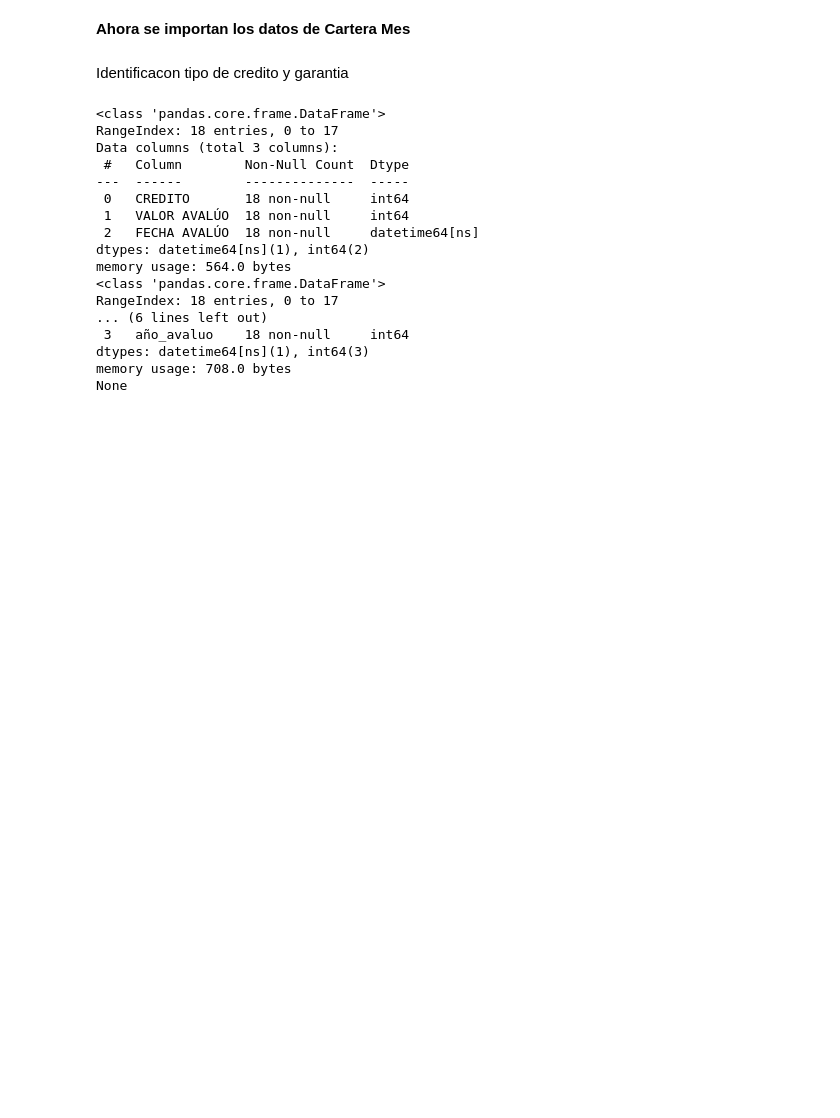
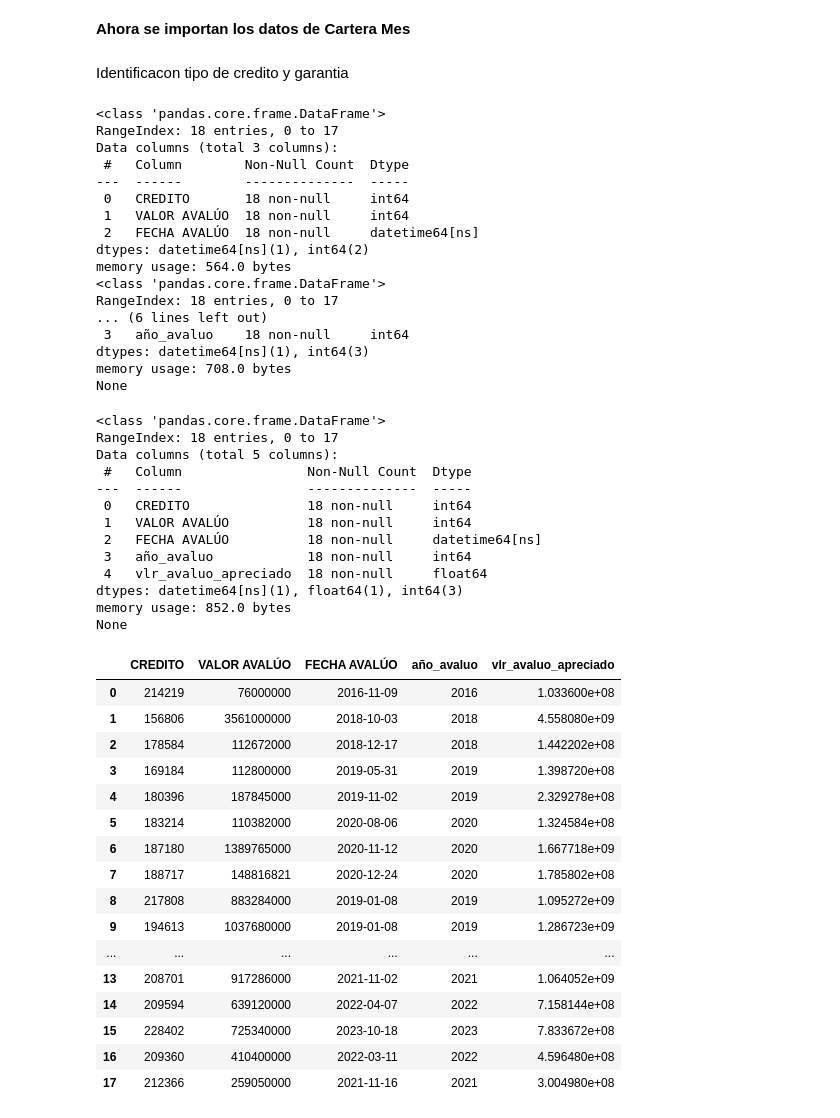
Before and after one commit to crisfelpaFZ/LTV, a Jupyter notebook: LTV 2025/LTV.ipynb, the cells around one changed output. Saved outputs shown, nothing was run; the diff lists cells and outputs as text; code cells hidden in the pictures; blank space fills up the shorter version.

```diff
--- a/LTV 2025/LTV.ipynb
+++ b/LTV 2025/LTV.ipynb
@@ -314,3 +471,45 @@ RangeIndex: 18 entries, 0 to 17
 dtypes: datetime64[ns](1), int64(3)
 memory usage: 708.0 bytes
 None
+# %%
+año_actual = ayer.year
+
+
+vlr_apreciacion = np.where(hipotecario['año_avaluo']!=0,(((año_actual - hipotecario['año_avaluo'])*0.04)+1),0)
+apreciacion = hipotecario['VALOR AVALÚO'] * vlr_apreciacion
+
+#A la data Hipotecario se adiciona la columna con el valor de apreciacion de cada inmueble
+hipotecario['vlr_avaluo_apreciado'] = apreciacion.round(2)
+print(hipotecario.info())
+hipotecario
+# %% [output]
+<class 'pandas.core.frame.DataFrame'>
+RangeIndex: 18 entries, 0 to 17
+Data columns (total 5 columns):
+ #   Column                Non-Null Count  Dtype
+---  ------                --------------  -----
+ 0   CREDITO               18 non-null     int64
+ 1   VALOR AVALÚO          18 non-null     int64
+ 2   FECHA AVALÚO          18 non-null     datetime64[ns]
+ 3   año_avaluo            18 non-null     int64
+ 4   vlr_avaluo_apreciado  18 non-null     float64
+dtypes: datetime64[ns](1), float64(1), int64(3)
+memory usage: 852.0 bytes
+None
+|  | CREDITO | VALOR AVALÚO | FECHA AVALÚO | año_avaluo | vlr_avaluo_apreciado |
+| 0 | 214219 | 76000000 | 2016-11-09 | 2016 | 1.033600e+08 |
+| 1 | 156806 | 3561000000 | 2018-10-03 | 2018 | 4.558080e+09 |
+| 2 | 178584 | 112672000 | 2018-12-17 | 2018 | 1.442202e+08 |
+| 3 | 169184 | 112800000 | 2019-05-31 | 2019 | 1.398720e+08 |
+| 4 | 180396 | 187845000 | 2019-11-02 | 2019 | 2.329278e+08 |
+| 5 | 183214 | 110382000 | 2020-08-06 | 2020 | 1.324584e+08 |
+| 6 | 187180 | 1389765000 | 2020-11-12 | 2020 | 1.667718e+09 |
+| 7 | 188717 | 148816821 | 2020-12-24 | 2020 | 1.785802e+08 |
+| 8 | 217808 | 883284000 | 2019-01-08 | 2019 | 1.095272e+09 |
+| 9 | 194613 | 1037680000 | 2019-01-08 | 2019 | 1.286723e+09 |
+| ... | ... | ... | ... | ... | ... |
+| 13 | 208701 | 917286000 | 2021-11-02 | 2021 | 1.064052e+09 |
+| 14 | 209594 | 639120000 | 2022-04-07 | 2022 | 7.158144e+08 |
+| 15 | 228402 | 725340000 | 2023-10-18 | 2023 | 7.833672e+08 |
+| 16 | 209360 | 410400000 | 2022-03-11 | 2022 | 4.596480e+08 |
+| 17 | 212366 | 259050000 | 2021-11-16 | 2021 | 3.004980e+08 |
```
Also changed, not shown: parts of 26 cells of this notebook.
